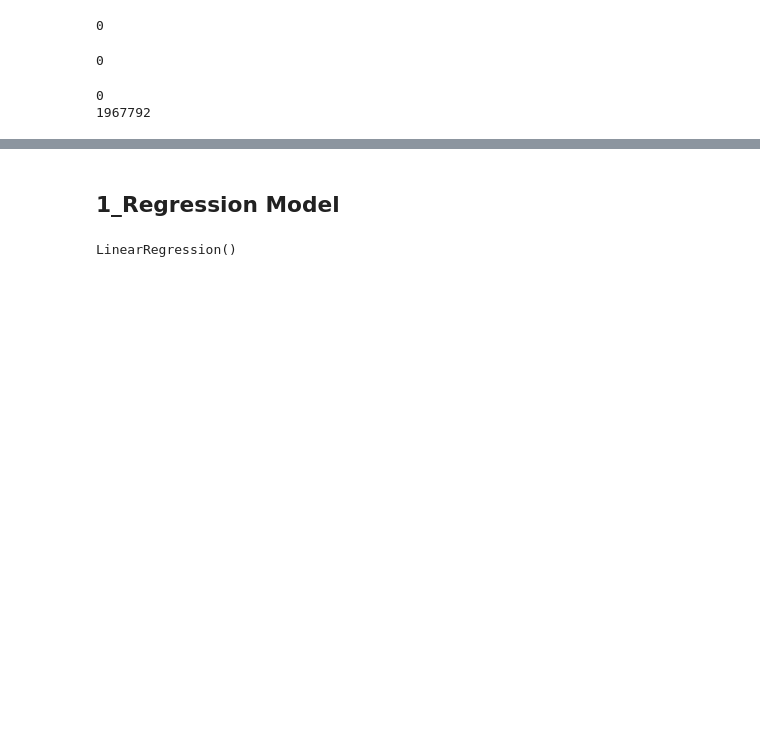
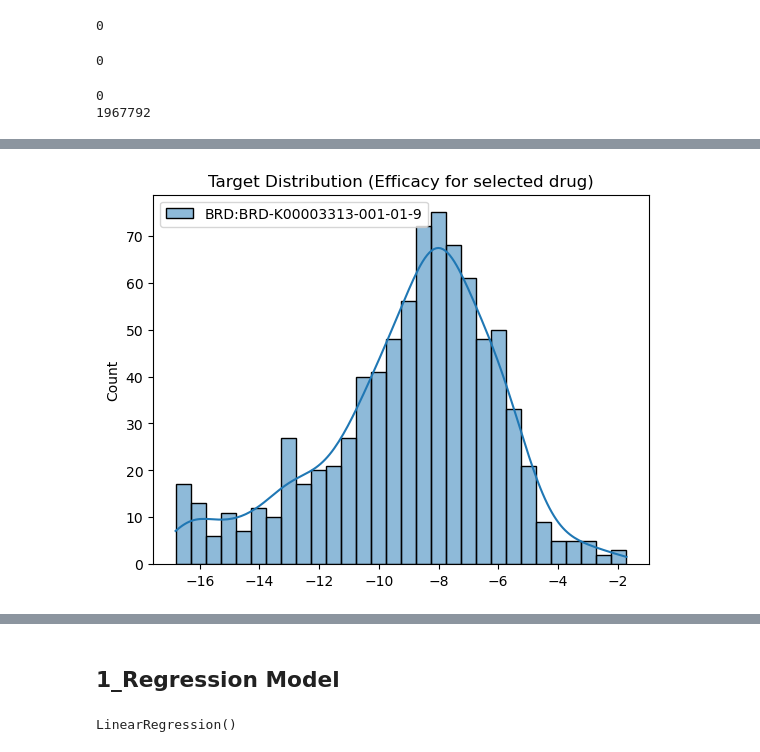
Before and after one commit to Alexreat/Drug_response_prediction, a Jupyter notebook: Drug_response.ipynb, the cells around one changed output, grey strips where cells are left out. Cells and saved outputs as stored; diff of their text form; code cells hidden in the pictures; blank space fills up the shorter version.

```diff
--- a/Drug_response.ipynb
+++ b/Drug_response.ipynb
@@ -156,0 +207,24 @@ genes_filtered_reset = genes_filtered_reset.rename(columns={'index': 'cell_line'
+# %%
+# IQR filtering for outliers
+
+def iqr_filter(df):
+    filtered_df = df.copy()
+    for gene in df.columns:
+        Q1 = df[gene].quantile(0.25)
+        Q3 = df[gene].quantile(0.75)
+        IQR = Q3 - Q1
+        lower = Q1 - 1.5 * IQR
+        upper = Q3 + 1.5 * IQR
+        mask = (df[gene] >= lower) & (df[gene] <= upper)
+        filtered_df = filtered_df[mask]
+    return filtered_df
+
+drug_iqr = iqr_filter(drug_df)
+# %%
+# Drug distribution after IQR
+
+sns.histplot(drug_iqr, bins=30, kde=True)
+plt.title("Target Distribution (Efficacy for selected drug)")
+plt.show()
+# %% [output]
+[figure, added]
```
Also changed, not shown: parts of 44 cells of this notebook, 1 other file.
